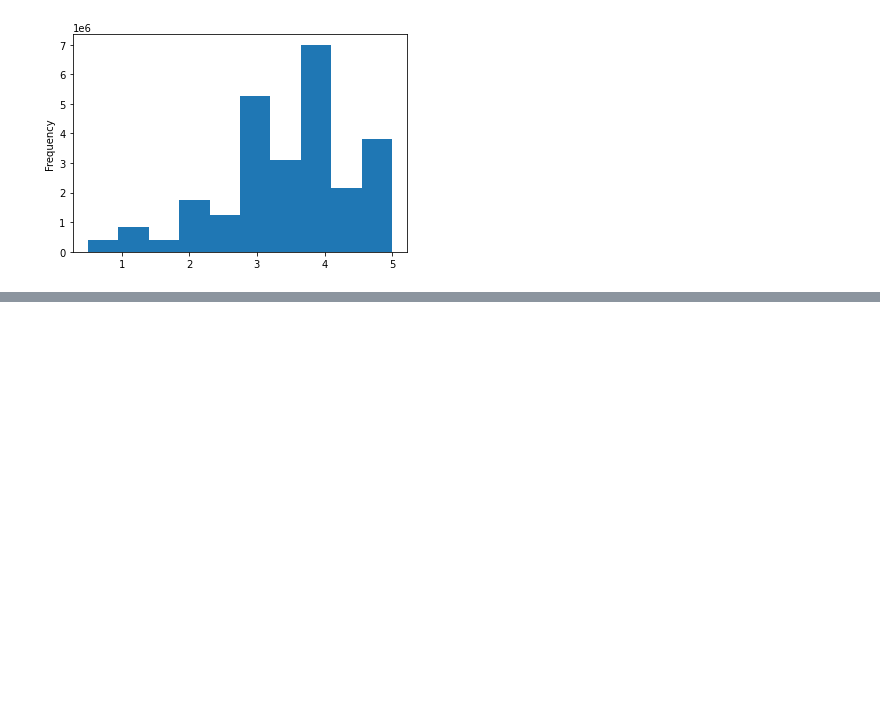
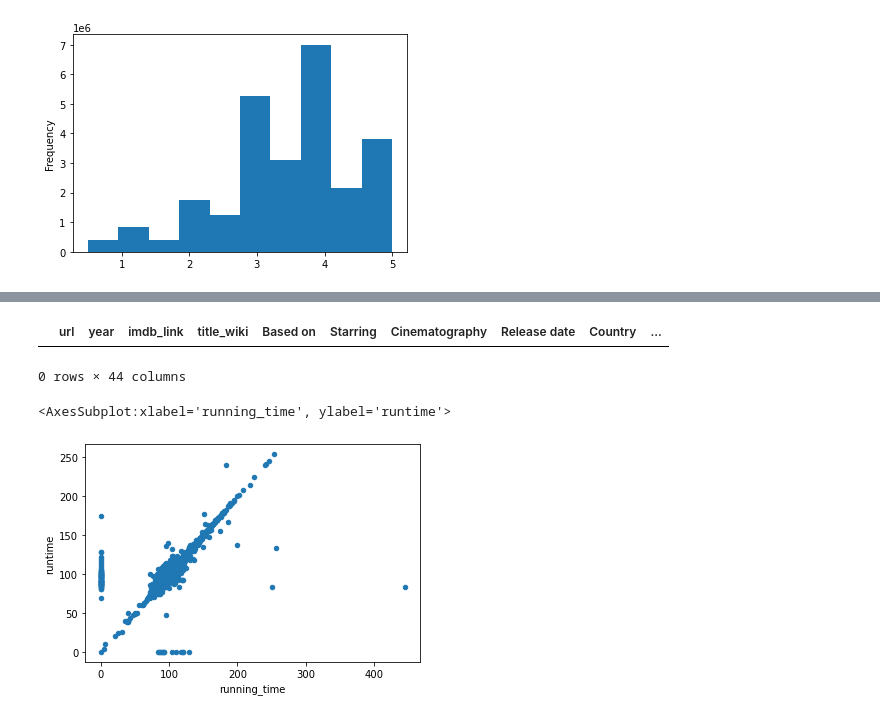
Before and after one commit to momentarypause/Movies-ETL, a Jupyter notebook: ETL.ipynb, the cells around one changed output, grey strips where cells are left out. Drawn from its saved outputs; the diff is of its cells as text; code cells hidden in the pictures; blank space fills up the shorter version.

```diff
--- a/ETL.ipynb
+++ b/ETL.ipynb
@@ -10,6 +13,6 @@ file_dir = "C://Users/momen/OneDrive/Documents/Data_Analytics_Class/Movies-ETL/"
 # %%
 # Load the json data when the file is opened
-with open(f'{file_dir}/wikipedia-movies.json', mode='r') as file:
+with open(f'{file_dir}Data_Movies_ETL/wikipedia-movies.json', mode='r') as file:
     wiki_movies_raw = json.load(file)
 # %% [markdown]
 # Inspect initial Data
@@ -28,8 +31,8 @@ len(wiki_movies_raw)
 # wiki_movies_raw[3600:3605]
 # %%
 # Read csv data from the file-directory they are in
-kaggle_metadata = pd.read_csv(f'{file_dir}movies_metadata.csv', low_memory=False)
-ratings = pd.read_csv(f'{file_dir}ratings.csv')
+kaggle_metadata = pd.read_csv(f'{file_dir}Data_Movies_ETL/movies_metadata.csv', low_memory=False)
+ratings = pd.read_csv(f'{file_dir}Data_Movies_ETL/ratings.csv')
 # %%
 # kaggle_metadata.sample(n=5)
 # %%
@@ -488,6 +491,6 @@ Name: video, dtype: int64
 # %%
 # Assign the boolean column back to video from the original df
-# kaggle_metadata['video'] = kaggle_metadata['video'] == 'True'
+kaggle_metadata['video'] = kaggle_metadata['video'] == 'True'
 # %%
 # Set values of numeric columns to numeric
 kaggle_metadata['budget'] = kaggle_metadata['budget'].astype(int)
@@ -560,0 +566,3 @@ Name: rating, dtype: float64
+# %%
+# 8.4.1 Print list of columns using suffixes parameter to ID which table each column came from
+movies_df = pd.merge(wiki_movies_df, kaggle_metadata, on='imdb_id', suffixes=['_wiki','_kaggle'])
@@ -560,0 +616,15 @@ Name: rating, dtype: float64
+# %%
+# Kaggle seems more consistent so show any rows where title_kaggle is empty (output shows none, so drop Wiki column)
+movies_df[(movies_df['title_kaggle'] == '') | (movies_df['title_kaggle'].isnull())]
+# %% [output]
+|  | url | year | imdb_link | title_wiki | Based on | Starring | Cinematography | Release date | Country | ... |
+0 rows × 44 columns
+# %%
+# A scatter plot will show how similar the columns are (if the same, the line would be perfectly straight;
+#    wildly dif values willshowfar from central line; missing data will fall on x or y axis)
+# Output shows that there are more missing values on Wiki
+# Fill in missing values with 0 and make scatter plot
+movies_df.fillna(0).plot(x='running_time', y='runtime', kind='scatter')
+# %% [output]
+<AxesSubplot:xlabel='running_time', ylabel='runtime'>
+[figure, added]
```
Also changed, not shown: parts of 49 cells of this notebook, 1 other file.
